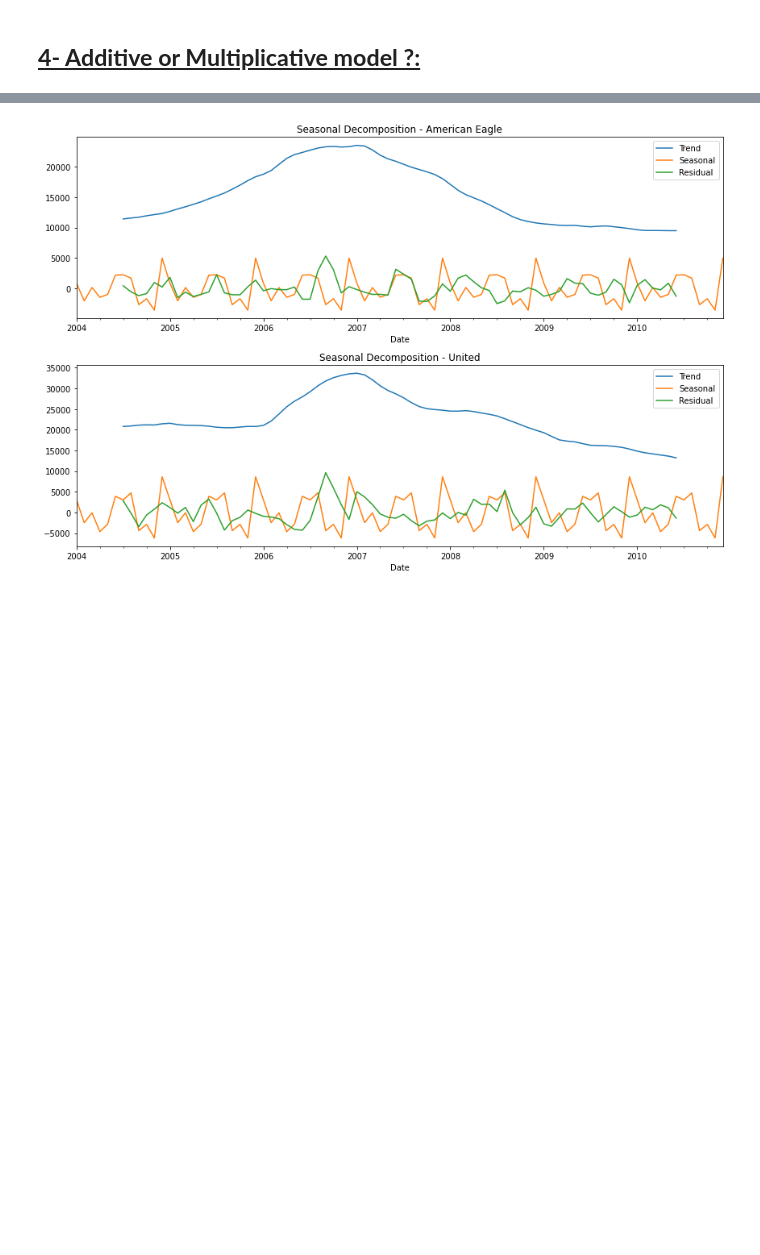
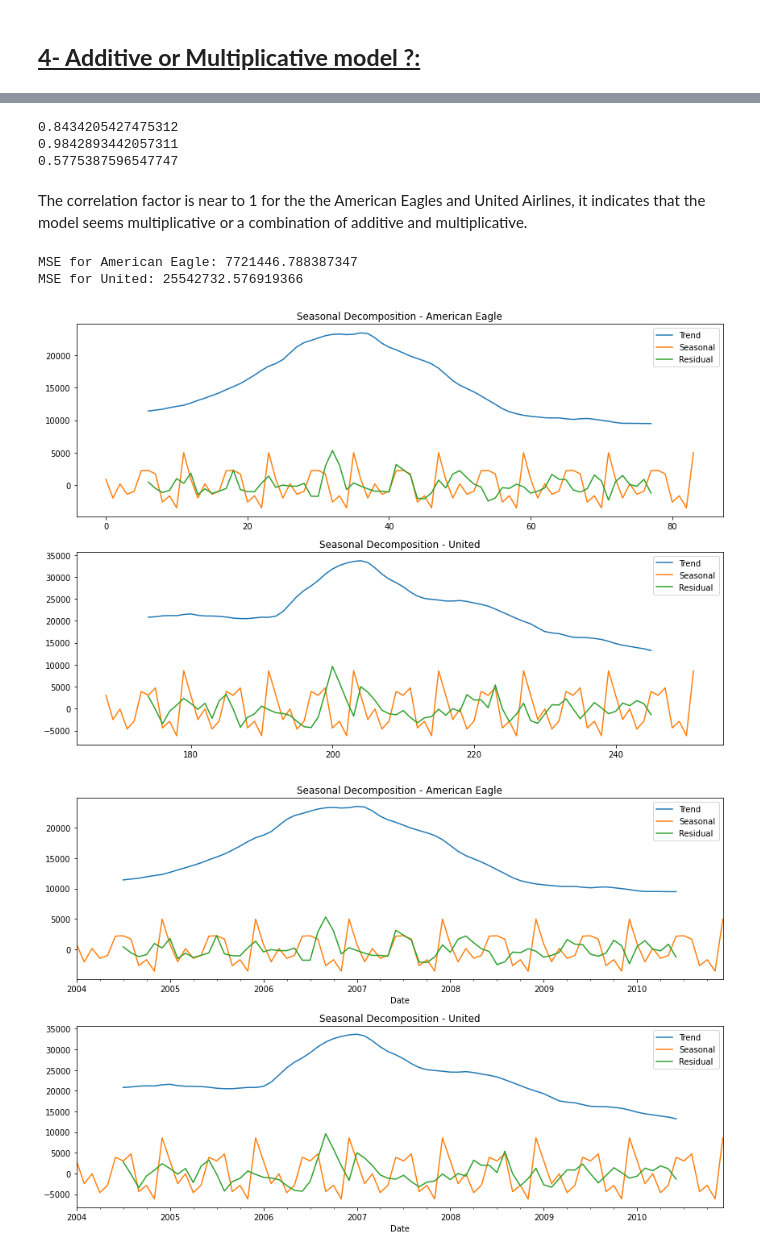
Before and after one commit to claragbl/Time_Series_Analysis_Project, a Jupyter notebook: Time_Series_Gaubil_Rageot.ipynb, the cells around one changed output, grey strips where cells are left out. Saved outputs shown, nothing was run; the diff lists cells and outputs as text; code cells hidden in the pictures; blank space fills up the shorter version.

Commit message:
correlation mean std

```diff
--- a/Time_Series_Gaubil_Rageot.ipynb
+++ b/Time_Series_Gaubil_Rageot.ipynb
@@ -506,3 +510,60 @@ The following visualization does not give too much details except that a close l
+# %%
+airlines = [BBT_Eagle, BBT_United, BBT_Hawaiian]
+
+for airline in airlines:
+    correlation = airline["Std"].corr(airline["Mean"])
+    print(correlation)
+# %% [output]
+0.8434205427475312
+0.9842893442057311
+0.5775387596547747
+# %% [markdown]
+The correlation factor is near to 1 for the the American Eagles and United Airlines, it indicates that the model seems multiplicative or a combination of additive and multiplicative.
+# %%
+import pandas as pd
+import matplotlib.pyplot as plt
+from statsmodels.tsa.seasonal import seasonal_decompose
+
+# Decompose the time series for American Eagle
+result_ae = seasonal_decompose(df_baggage[df_baggage['Airline'] == 'American Eagle']['Baggage'], model='additive', period=12)
+trend_ae = result_ae.trend.dropna()
+
+# Decompose the time series for United
+result_united = seasonal_decompose(df_baggage[df_baggage['Airline'] == 'United']['Baggage'], model='additive', period=12)
+trend_united = result_united.trend.dropna()
+
+# Calculate MSE for American Eagle
+mse_ae = ((df_baggage[df_baggage['Airline'] == 'American Eagle']['Baggage'].loc[trend_ae.index] - trend_ae) ** 2).mean()
+
+# Calculate MSE for United
+mse_united = ((df_baggage[df_baggage['Airline'] == 'United']['Baggage'].loc[trend_united.index] - trend_united) ** 2).mean()
+
+print("MSE for American Eagle:", mse_ae)
+print("MSE for United:", mse_united)
+
+# Plot the decomposed components
+plt.figure(figsize=(12, 8))
+
+plt.subplot(2, 1, 1)
+plt.title('Seasonal Decomposition - American Eagle')
+result_ae.trend.plot(label='Trend')
+result_ae.seasonal.plot(label='Seasonal')
+result_ae.resid.plot(label='Residual')
+plt.legend()
+
+plt.subplot(2, 1, 2)
+plt.title('Seasonal Decomposition - United')
+result_united.trend.plot(label='Trend')
+result_united.seasonal.plot(label='Seasonal')
+result_united.resid.plot(label='Residual')
+plt.legend()
+
+plt.tight_layout()
+plt.show()
+# %% [output]
+MSE for American Eagle: 7721446.788387347
+MSE for United: 25542732.576919366
+[figure, added]
 # %%
 from statsmodels.tsa.seasonal import seasonal_decompose
 
```
Also changed, not shown: parts of 1 cell of this notebook.
